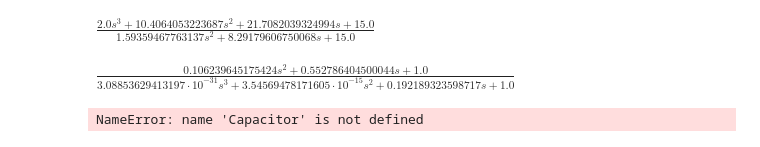
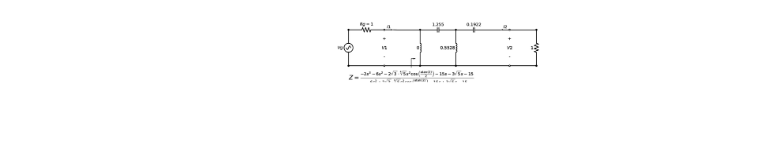
Before and after one commit to jcostasuarez/tc2-tp, a Jupyter notebook: TPS/TS15/TS15_Rev0.ipynb, the cells around one changed output. Drawn from its saved outputs; the diff is of its cells as text; code cells hidden in the pictures; blank space fills up the shorter version.

```diff
--- a/TPS/TS15/TS15_Rev0.ipynb
+++ b/TPS/TS15/TS15_Rev0.ipynb
@@ -99,70 +83,64 @@ $\displaystyle \frac{2.0 s^{3} + 10.4064053223687 s^{2} + 21.7082039324994 s + 1
 import sympy as sp
 import splane as tc2
 from schemdraw import Drawing
-from schemdraw.elements import  Resistor
+from schemdraw.elements import SourceSin, Resistor, Capacitor, Inductor
 
 # Para sintetizar la red cumpliendo con la transferencia tengo que remover los polos en infinito
 
-#Z1, k0 = tc2.cauer_LC(Z1)
+Y2, YA = tc2.remover_polo_infinito(1/Z1)
 
-#print(k0)
-
-#d = Drawing(unit=4)  # unit=2 makes elements have shorter than normal leads
-
-#d = tc2.dibujar_puerto_entrada(d,
-#                        voltage_lbl = ('+', '$V$', '-'),
-#                        current_lbl = '$I$')
-
-
-#tc2.dibujar_cauer_LC(ki =k0 , z_exc = Z1)
-
-
-# La topología circuital guía las remociones:
-
-display(Z1)
-
-Y2, YA = tc2.remover_polo_infinito(1/Z1)
+la = YA / s
 
 Z3, ZB = tc2.remover_polo_infinito(1/Y2)
 
+cb = ZB / s
+
 Y4, YC = tc2.remover_polo_infinito(1/Z3)
+
+lc = YC / s
 
 Z5, ZD = tc2.remover_polo_infinito(1/Y4)
 
-Y5 = sp.cancel(sp.simplify(Y5))
+cd = ZD / s
 
-display(Y5)
+ge = sp.cancel(sp.simplify(Z5))
 
-d = Drawing(unit=4)  # unit=2 makes elements have shorter than normal leads
+# Dibujo de la red sintetizada
+
+d = Drawing(unit=4)
+
+d = tc2.dibujar_elemento_derivacion(d, SourceSin, 'Vg')
+
+d = tc2.dibujar_elemento_serie(d, Resistor, "Rg=1")
 
 d = tc2.dibujar_puerto_entrada(d,
-                        voltage_lbl = ('+', '$V$', '-'),
-                        current_lbl = '$I$')
+                        voltage_lbl = ('+', '$V1$', '-'),
+                        current_lbl = '$I1$')
 
 d, zz_lbl = tc2.dibujar_funcion_exc_abajo(d,
                                           'Z',
                                           Z1,
                                           hacia_salida = True,
                                           k_gap_width = 0.5)
 
+d = tc2.dibujar_elemento_derivacion(d, Inductor, la.evalf(4))
 
-d = tc2.dibujar_elemento_derivacion(d, Capacitor, YA)
+d = tc2.dibujar_elemento_serie(d, Capacitor, cb.evalf(4))
 
-d = tc2.dibujar_elemento_serie(d, Resistor, ZA)
+d = tc2.dibujar_elemento_derivacion(d, Inductor, lc.evalf(4))
 
-d = tc2.dibujar_elemento_derivacion(d, Resistor, YB)
+d = tc2.dibujar_elemento_serie(d, Capacitor, cd.evalf(4))
 
-d = tc2.dibujar_elemento_serie(d, Resistor, ZA)
+d = tc2.dibujar_puerto_salida(d,
+                        voltage_lbl = ('+', '$V2$', '-'),
+                        current_lbl = '$I2$')
 
-d = tc2.dibujar_elemento_derivacion(d, Resistor, YB)
+d = tc2.dibujar_espacio_derivacion(d)
+d = tc2.dibujar_espacio_derivacion(d)
+d = tc2.dibujar_espacio_derivacion(d)
 
-d = tc2.dibujar_elemento_serie(d, Resistor, ZA)
-
-d = tc2.dibujar_elemento_derivacion(d, Resistor, YB)
-
+d = tc2.dibujar_elemento_derivacion(d, Resistor, ge )
 
 display(d)
 # %% [output]
-$\displaystyle \frac{2.0 s^{3} + 10.4064053223687 s^{2} + 21.7082039324994 s + 15.0}{1.59359467763137 s^{2} + 8.29179606750068 s + 15.0}$
-$\displaystyle \frac{0.106239645175424 s^{2} + 0.552786404500044 s + 1.0}{3.08853629413197 \cdot 10^{-31} s^{3} + 3.54569478171605 \cdot 10^{-15} s^{2} + 0.192189323598717 s + 1.0}$
-NameError: name 'Capacitor' is not defined
+[figure, added]
```
Also changed, not shown: parts of 5 cells of this notebook, 11 other files.
